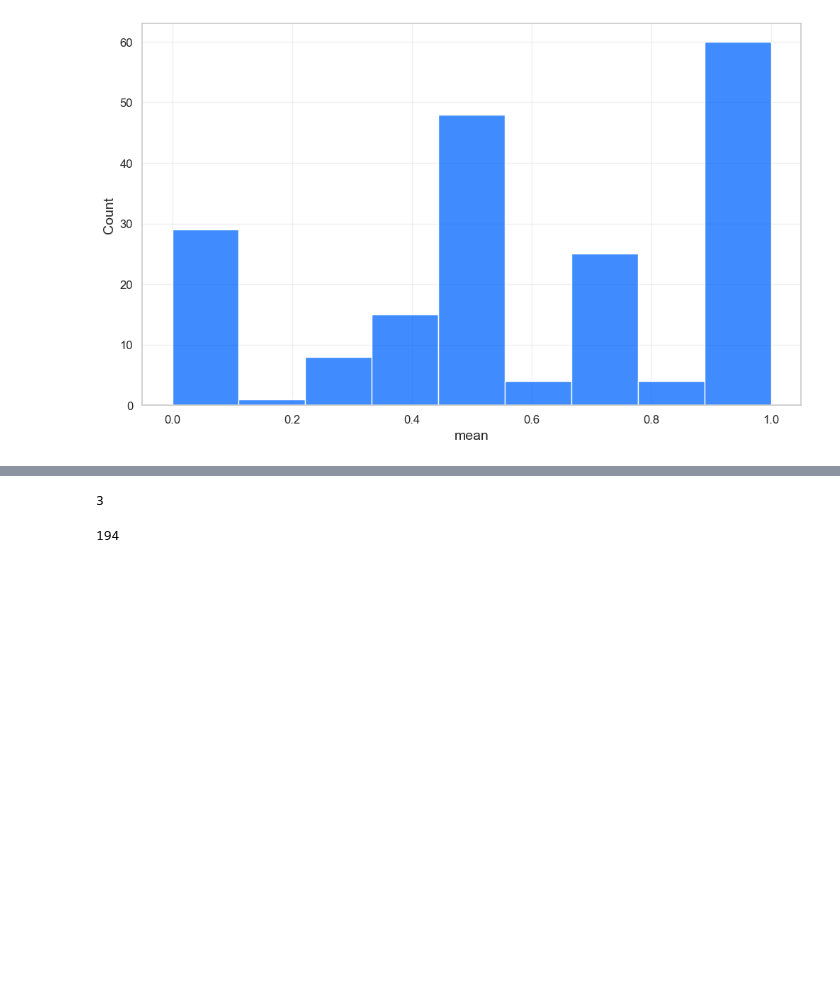
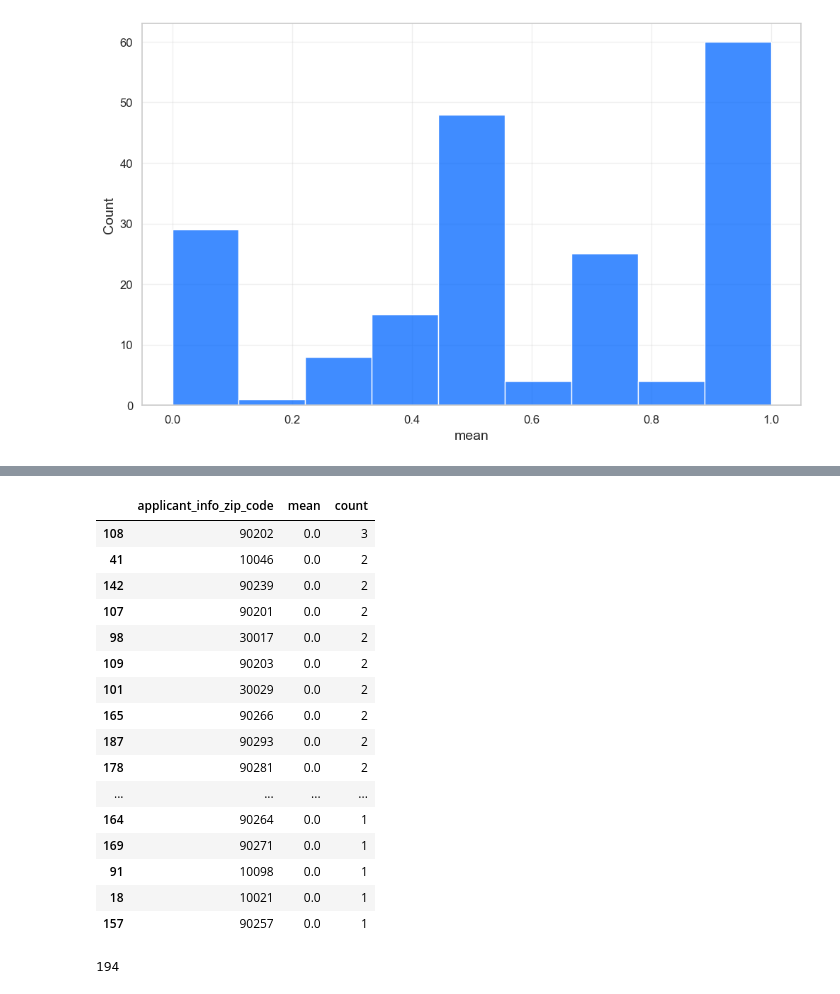
Before and after one commit to RubenVet9938/dego-project-team8, a Jupyter notebook: notebooks/02-bias-analysis.ipynb, the cells around one changed output, grey strips where cells are left out. Saved outputs shown, nothing was run; the diff lists cells and outputs as text; code cells hidden in the pictures; blank space fills up the shorter version.

```diff
--- a/notebooks/02-bias-analysis.ipynb
+++ b/notebooks/02-bias-analysis.ipynb
@@ -369,7 +388,23 @@ Length: 495, dtype: int64
 # %%
-len(zip_code_short.unique())
+df_explore_zip_code_bias[df_explore_zip_code_bias['mean'] == 0].sort_values('count', ascending=False)
 # %% [output]
-3
+|  | applicant_info_zip_code | mean | count |
+| 108 | 90202 | 0.0 | 3 |
+| 41 | 10046 | 0.0 | 2 |
+| 142 | 90239 | 0.0 | 2 |
+| 107 | 90201 | 0.0 | 2 |
+| 98 | 30017 | 0.0 | 2 |
+| 109 | 90203 | 0.0 | 2 |
+| 101 | 30029 | 0.0 | 2 |
+| 165 | 90266 | 0.0 | 2 |
+| 187 | 90293 | 0.0 | 2 |
+| 178 | 90281 | 0.0 | 2 |
+| ... | ... | ... | ... |
+| 164 | 90264 | 0.0 | 1 |
+| 169 | 90271 | 0.0 | 1 |
+| 91 | 10098 | 0.0 | 1 |
+| 18 | 10021 | 0.0 | 1 |
+| 157 | 90257 | 0.0 | 1 |
 # %%
 len(df_analysis["applicant_info_zip_code"].unique())
 # %% [output]
```
Also changed, not shown: parts of 5 cells of this notebook.
